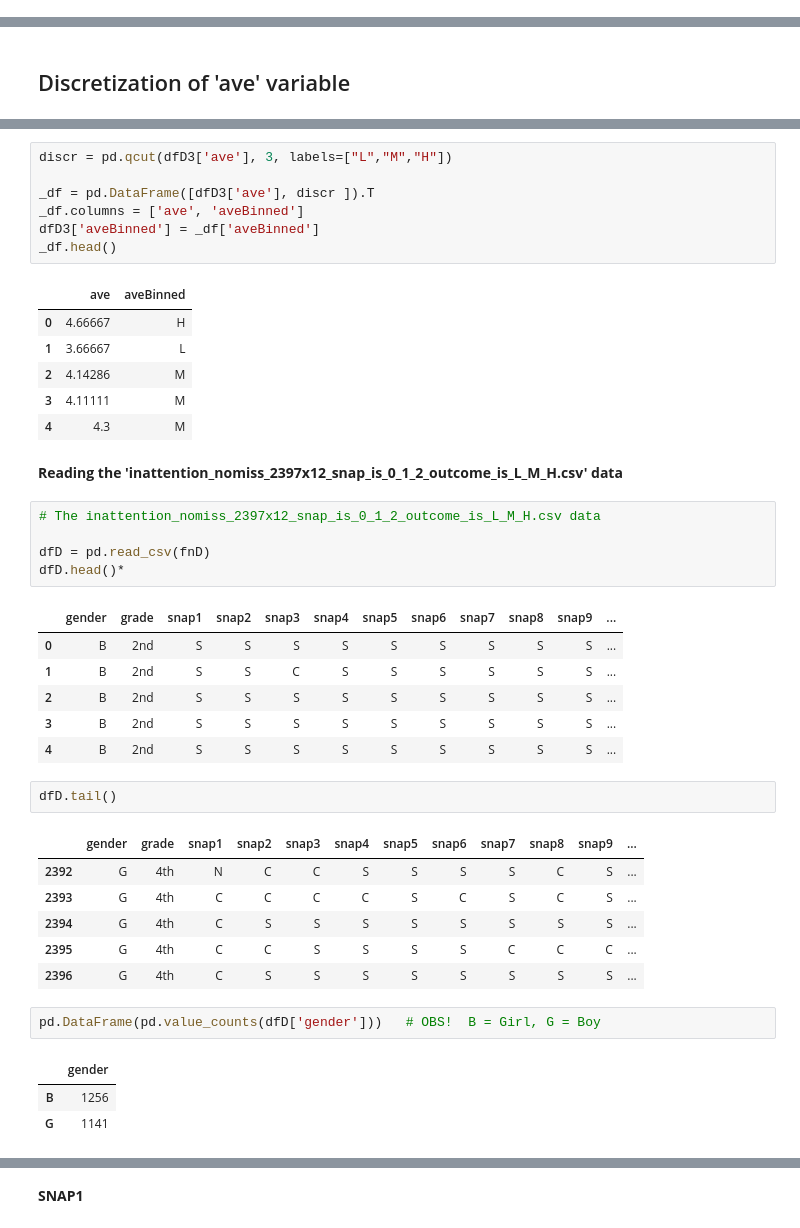
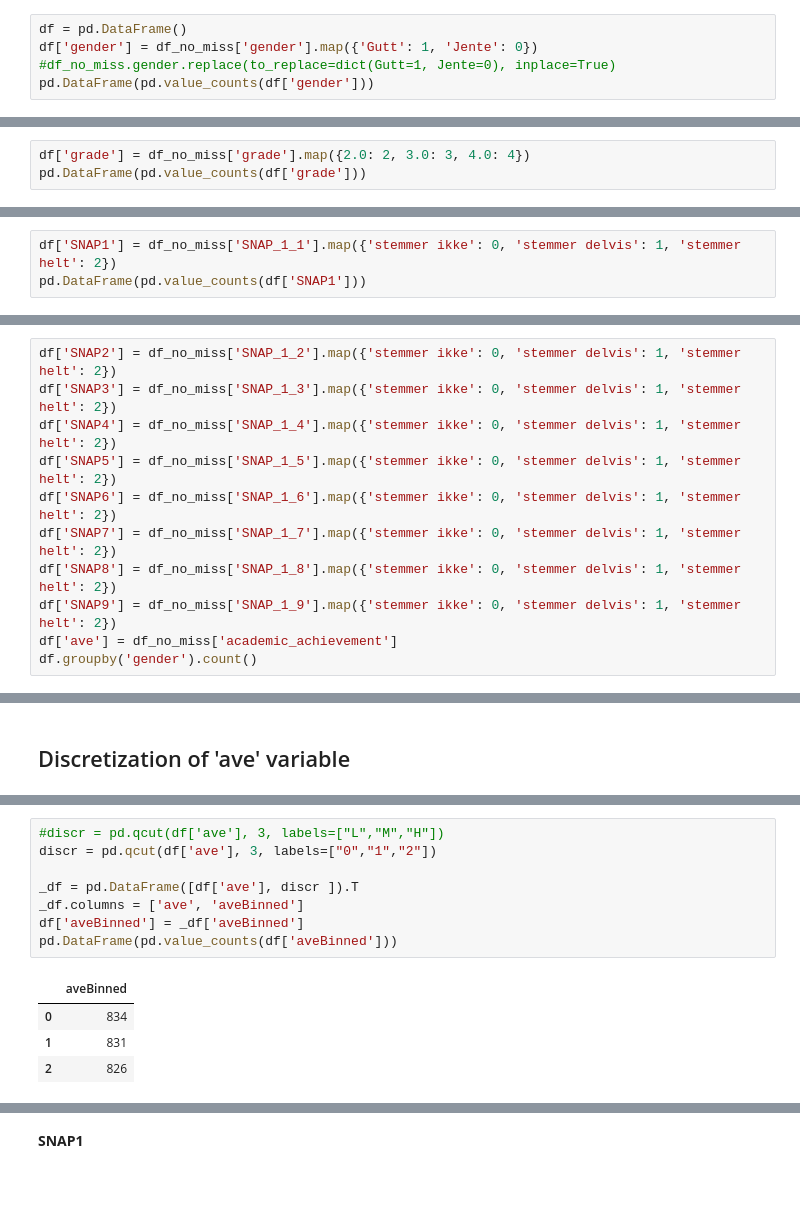
Before and after one commit to arvidl/inattention-populationsample, a Jupyter notebook: notebooks/prediction.ipynb, the cells around one changed output, grey strips where cells are left out. Cells and saved outputs as stored; diff of their text form; blank space fills up the shorter version.

```diff
--- a/notebooks/prediction.ipynb
+++ b/notebooks/prediction.ipynb
@@ -175,0 +257,5 @@ dfD3.head()
+# %%
+df = pd.DataFrame()
+df['gender'] = df_no_miss['gender'].map({'Gutt': 1, 'Jente': 0})
+#df_no_miss.gender.replace(to_replace=dict(Gutt=1, Jente=0), inplace=True)
+pd.DataFrame(pd.value_counts(df['gender']))
@@ -175,0 +266,3 @@ dfD3.head()
+# %%
+df['grade'] = df_no_miss['grade'].map({2.0: 2, 3.0: 3, 4.0: 4})
+pd.DataFrame(pd.value_counts(df['grade']))
@@ -175,0 +274,3 @@ dfD3.head()
+# %%
+df['SNAP1'] = df_no_miss['SNAP_1_1'].map({'stemmer ikke': 0, 'stemmer delvis': 1, 'stemmer helt': 2})
+pd.DataFrame(pd.value_counts(df['SNAP1']))
@@ -175,0 +282,11 @@ dfD3.head()
+# %%
+df['SNAP2'] = df_no_miss['SNAP_1_2'].map({'stemmer ikke': 0, 'stemmer delvis': 1, 'stemmer helt': 2})
+df['SNAP3'] = df_no_miss['SNAP_1_3'].map({'stemmer ikke': 0, 'stemmer delvis': 1, 'stemmer helt': 2})
+df['SNAP4'] = df_no_miss['SNAP_1_4'].map({'stemmer ikke': 0, 'stemmer delvis': 1, 'stemmer helt': 2})
+df['SNAP5'] = df_no_miss['SNAP_1_5'].map({'stemmer ikke': 0, 'stemmer delvis': 1, 'stemmer helt': 2})
+df['SNAP6'] = df_no_miss['SNAP_1_6'].map({'stemmer ikke': 0, 'stemmer delvis': 1, 'stemmer helt': 2})
+df['SNAP7'] = df_no_miss['SNAP_1_7'].map({'stemmer ikke': 0, 'stemmer delvis': 1, 'stemmer helt': 2})
+df['SNAP8'] = df_no_miss['SNAP_1_8'].map({'stemmer ikke': 0, 'stemmer delvis': 1, 'stemmer helt': 2})
+df['SNAP9'] = df_no_miss['SNAP_1_9'].map({'stemmer ikke': 0, 'stemmer delvis': 1, 'stemmer helt': 2})
+df['ave'] = df_no_miss['academic_achievement']
+df.groupby('gender').count()
@@ -184,43 +329,13 @@ Categories (3, interval[float64]): [(0.999, 3.75] < (3.75, 4.429] < (4.429, 5.9]
 # %%
-discr = pd.qcut(dfD3['ave'], 3, labels=["L","M","H"])
+#discr = pd.qcut(df['ave'], 3, labels=["L","M","H"])
+discr = pd.qcut(df['ave'], 3, labels=["0","1","2"])
 
-_df = pd.DataFrame([dfD3['ave'], discr ]).T
+_df = pd.DataFrame([df['ave'], discr ]).T
 _df.columns = ['ave', 'aveBinned']
-dfD3['aveBinned'] = _df['aveBinned']
-_df.head()
+df['aveBinned'] = _df['aveBinned']
+pd.DataFrame(pd.value_counts(df['aveBinned']))
 # %% [output]
-|  | ave | aveBinned |
-| 0 | 4.66667 | H |
-| 1 | 3.66667 | L |
-| 2 | 4.14286 | M |
-| 3 | 4.11111 | M |
-| 4 | 4.3 | M |
+|  | aveBinned |
+| 0 | 834 |
+| 1 | 831 |
+| 2 | 826 |
-# %% [markdown]
-**Reading the 'inattention_nomiss_2397x12_snap_is_0_1_2_outcome_is_L_M_H.csv' data**
-# %%
-# The inattention_nomiss_2397x12_snap_is_0_1_2_outcome_is_L_M_H.csv data
-
-dfD = pd.read_csv(fnD)
-dfD.head()*
-# %% [output]
-|  | gender | grade | snap1 | snap2 | snap3 | snap4 | snap5 | snap6 | snap7 | snap8 | snap9 | ... |
-| 0 | B | 2nd | S | S | S | S | S | S | S | S | S | ... |
-| 1 | B | 2nd | S | S | C | S | S | S | S | S | S | ... |
-| 2 | B | 2nd | S | S | S | S | S | S | S | S | S | ... |
-| 3 | B | 2nd | S | S | S | S | S | S | S | S | S | ... |
-| 4 | B | 2nd | S | S | S | S | S | S | S | S | S | ... |
-# %%
-dfD.tail()
-# %% [output]
-|  | gender | grade | snap1 | snap2 | snap3 | snap4 | snap5 | snap6 | snap7 | snap8 | snap9 | ... |
-| 2392 | G | 4th | N | C | C | S | S | S | S | C | S | ... |
-| 2393 | G | 4th | C | C | C | C | S | C | S | C | S | ... |
-| 2394 | G | 4th | C | S | S | S | S | S | S | S | S | ... |
-| 2395 | G | 4th | C | C | S | S | S | S | C | C | C | ... |
-| 2396 | G | 4th | C | S | S | S | S | S | S | S | S | ... |
-# %%
-pd.DataFrame(pd.value_counts(dfD['gender']))   # OBS!  B = Girl, G = Boy
-# %% [output]
-|  | gender |
-| B | 1256 |
-| G | 1141 |
```
Also changed, not shown: parts of 102 cells of this notebook, 5 other files.
